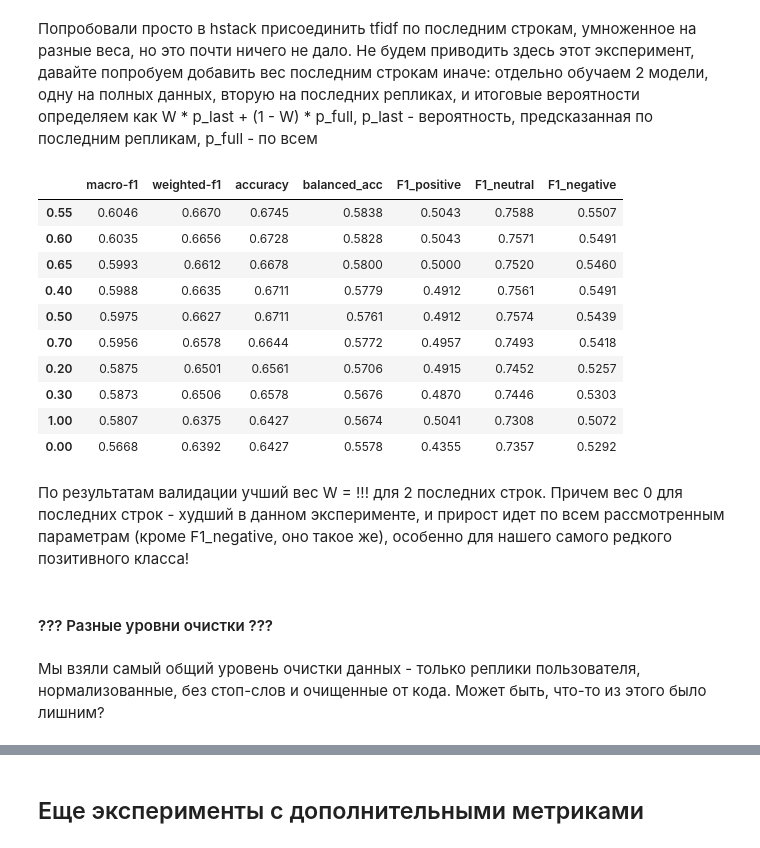
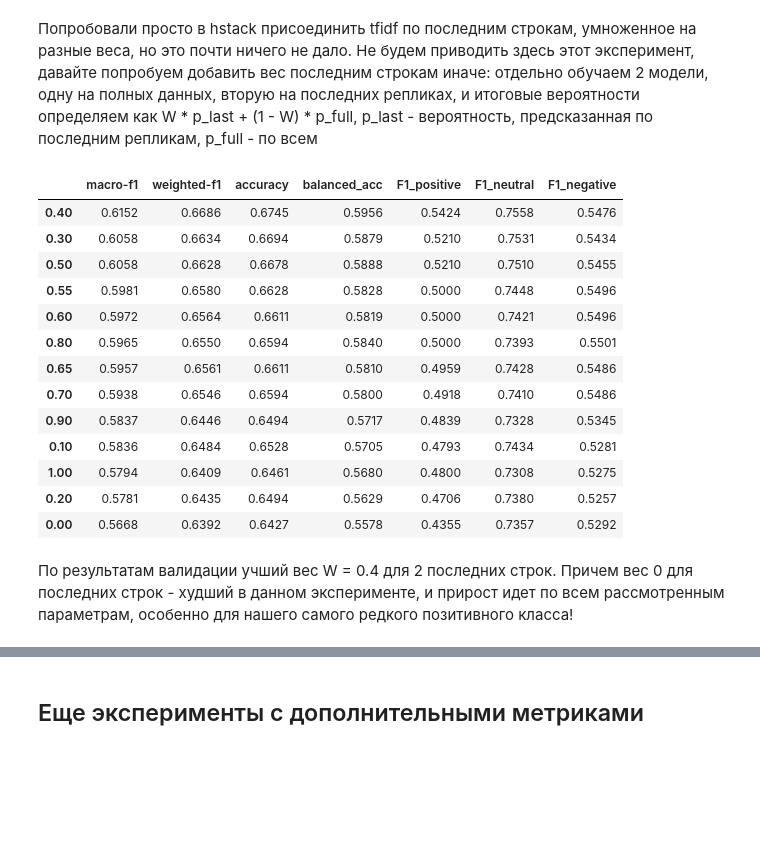
Before and after one commit to Half-Head/ML_homework, a Jupyter notebook: hw1/2_reactions.ipynb, the cells around one changed output, grey strips where cells are left out. Cells and saved outputs as stored; diff of their text form; code cells hidden in the pictures; blank space fills up the shorter version.

```diff
--- a/hw1/2_reactions.ipynb
+++ b/hw1/2_reactions.ipynb
@@ -87,14 +88,14 @@ Name: proportion, dtype: float64
 # %% [markdown]
 Получаем Tf-idf для всех данных
 # %%
-vectorizer = TfidfVectorizer(
+tfidf_vectorizer = TfidfVectorizer(
     ngram_range=(1, 2),    # добавляем биграммы
     sublinear_tf=True,     # уменьшает скорость роста влияния слова от его частоты
 )
 
-X_train_tfidf = vectorizer.fit_transform(X_train)
-X_val_tfidf   = vectorizer.transform(X_val)
-X_test_tfidf  = vectorizer.transform(X_test)
+X_train_tfidf = tfidf_vectorizer.fit_transform(X_train)
+X_val_tfidf   = tfidf_vectorizer.transform(X_val)
+X_test_tfidf  = tfidf_vectorizer.transform(X_test)
 # %% [markdown]
 ## Базовые модели
 # %% [markdown]
@@ -258,7 +259,6 @@ texts_by_variant = {
 }
 # %%
 variant_results = []
-variant_models = {}
 
 for variant, texts in texts_by_variant.items():
     X_train_text = [texts[i] for i in idx_train_val[idx_train]]
@@ -293,11 +293,6 @@ for variant, texts in texts_by_variant.items():
         "F1_negative":     m["per_class_metrics"]["f1_negative"],
     })
 
-    variant_models[variant] = {
-        "vectorizer": vectorizer,
-        "model": model,
-    }
-
 variant_results_df = pd.DataFrame(variant_results).round(4).sort_values("macro-f1", ascending=False)
 
 variant_results_df
@@ -315,44 +310,47 @@ variant_results_df
 # %% [markdown]
 Попробовали просто в hstack присоединить tfidf по последним строкам, умноженное на разные веса, но это почти ничего не дало. Не будем приводить здесь этот эксперимент, давайте попробуем добавить вес последним строкам иначе: отдельно обучаем 2 модели, одну на полных данных, вторую на последних репликах, и итоговые вероятности определяем как W * p_last + (1 - W) * p_full, p_last - вероятность, предсказанная по последним репликам, p_full - по всем
 # %%
-vectorizer = TfidfVectorizer(ngram_range=(1, 2), sublinear_tf=True, min_df=3)
+vectorizer = TfidfVectorizer(ngram_range=(1, 2), sublinear_tf=True, min_df=6) # min_df подобрала перебором по лучшему macro-f1
 X_tr_last2_tfidf = vectorizer.fit_transform([texts_by_variant.get("last_two")[i] for i in idx_train_val[idx_train]])
 X_va_last2_tfidf = vectorizer.transform([texts_by_variant.get("last_two")[i] for i in idx_train_val[idx_val]])
-log_reg  = LogisticRegression(C=0.1, class_weight="balanced", max_iter=5000).fit(X_train_tfidf, y_train)
+# log_reg  = LogisticRegression(C=0.1, class_weight="balanced", max_iter=5000).fit(X_train_tfidf, y_train)
 model_last2 = LogisticRegression(C=0.1, class_weight="balanced", max_iter=5000).fit(X_tr_last2_tfidf, y_train)
 
 results = []
-weights = [0.0, 0.2, 0.3, 0.4, 0.5, 0.55, 0.6, 0.65, 0.7, 1.0]
+weights = [0.0, 0.1, 0.2, 0.3, 0.4, 0.5, 0.55, 0.6, 0.65, 0.7, 0.8, 0.9, 1.0]
 for W in weights:
     p_full  = log_reg.predict_proba(X_val_tfidf)
     p_last2 = model_last2.predict_proba(X_va_last2_tfidf)
     p_res = W * p_last2 + (1 - W) * p_full # взвешенное среднее вероятностей
     pred = log_reg.classes_[p_res.argmax(axis=1)]
     m = calculate_metrics(y_val, pred, LABELS)
     results.append({
             "macro-f1":        m["macro-f1"],
             "weighted-f1":     m["weighted-f1"],
             "accuracy":        m["accuracy"],
             "balanced_acc":    m["balanced_accuracy"],
             "F1_positive":     m["per_class_metrics"]["f1_positive"],
             "F1_neutral":      m["per_class_metrics"]["f1_neutral"],
             "F1_negative":     m["per_class_metrics"]["f1_negative"],
         })
 
 results = pd.DataFrame(results, index=weights).round(4).sort_values("macro-f1", ascending=False)
 results
 # %% [output]
 |  | macro-f1 | weighted-f1 | accuracy | balanced_acc | F1_positive | F1_neutral | F1_negative |
-| 0.55 | 0.6046 | 0.6670 | 0.6745 | 0.5838 | 0.5043 | 0.7588 | 0.5507 |
-| 0.60 | 0.6035 | 0.6656 | 0.6728 | 0.5828 | 0.5043 | 0.7571 | 0.5491 |
-| 0.65 | 0.5993 | 0.6612 | 0.6678 | 0.5800 | 0.5000 | 0.7520 | 0.5460 |
-| 0.40 | 0.5988 | 0.6635 | 0.6711 | 0.5779 | 0.4912 | 0.7561 | 0.5491 |
-| 0.50 | 0.5975 | 0.6627 | 0.6711 | 0.5761 | 0.4912 | 0.7574 | 0.5439 |
-| 0.70 | 0.5956 | 0.6578 | 0.6644 | 0.5772 | 0.4957 | 0.7493 | 0.5418 |
-| 0.20 | 0.5875 | 0.6501 | 0.6561 | 0.5706 | 0.4915 | 0.7452 | 0.5257 |
-| 0.30 | 0.5873 | 0.6506 | 0.6578 | 0.5676 | 0.4870 | 0.7446 | 0.5303 |
-| 1.00 | 0.5807 | 0.6375 | 0.6427 | 0.5674 | 0.5041 | 0.7308 | 0.5072 |
+| 0.40 | 0.6152 | 0.6686 | 0.6745 | 0.5956 | 0.5424 | 0.7558 | 0.5476 |
+| 0.30 | 0.6058 | 0.6634 | 0.6694 | 0.5879 | 0.5210 | 0.7531 | 0.5434 |
+| 0.50 | 0.6058 | 0.6628 | 0.6678 | 0.5888 | 0.5210 | 0.7510 | 0.5455 |
+| 0.55 | 0.5981 | 0.6580 | 0.6628 | 0.5828 | 0.5000 | 0.7448 | 0.5496 |
+| 0.60 | 0.5972 | 0.6564 | 0.6611 | 0.5819 | 0.5000 | 0.7421 | 0.5496 |
+| 0.80 | 0.5965 | 0.6550 | 0.6594 | 0.5840 | 0.5000 | 0.7393 | 0.5501 |
+| 0.65 | 0.5957 | 0.6561 | 0.6611 | 0.5810 | 0.4959 | 0.7428 | 0.5486 |
+| 0.70 | 0.5938 | 0.6546 | 0.6594 | 0.5800 | 0.4918 | 0.7410 | 0.5486 |
+| 0.90 | 0.5837 | 0.6446 | 0.6494 | 0.5717 | 0.4839 | 0.7328 | 0.5345 |
+| 0.10 | 0.5836 | 0.6484 | 0.6528 | 0.5705 | 0.4793 | 0.7434 | 0.5281 |
+| 1.00 | 0.5794 | 0.6409 | 0.6461 | 0.5680 | 0.4800 | 0.7308 | 0.5275 |
+| 0.20 | 0.5781 | 0.6435 | 0.6494 | 0.5629 | 0.4706 | 0.7380 | 0.5257 |
 | 0.00 | 0.5668 | 0.6392 | 0.6427 | 0.5578 | 0.4355 | 0.7357 | 0.5292 |
 # %% [markdown]
-По результатам валидации учший вес W = !!! для 2 последних строк. Причем вес 0 для последних строк - худший в данном эксперименте, и прирост идет по всем рассмотренным параметрам (кроме F1_negative, оно такое же), особенно для нашего самого редкого позитивного класса!
+По результатам валидации учший вес W = 0.4 для 2 последних строк. Причем вес 0 для последних строк - худший в данном эксперименте, и прирост идет по всем рассмотренным параметрам, особенно для нашего самого редкого позитивного класса!
 # %%
@@ -360,4 +357,0 @@ WEIGHT = 0.55
-# %% [markdown]
-#### ??? Разные уровни очистки ???
-# %% [markdown]
-Мы взяли самый общий уровень очистки данных - только реплики пользователя, нормализованные, без стоп-слов и очищенные от кода. Может быть, что-то из этого было лишним?
```
Also changed, not shown: parts of 13 cells of this notebook.
